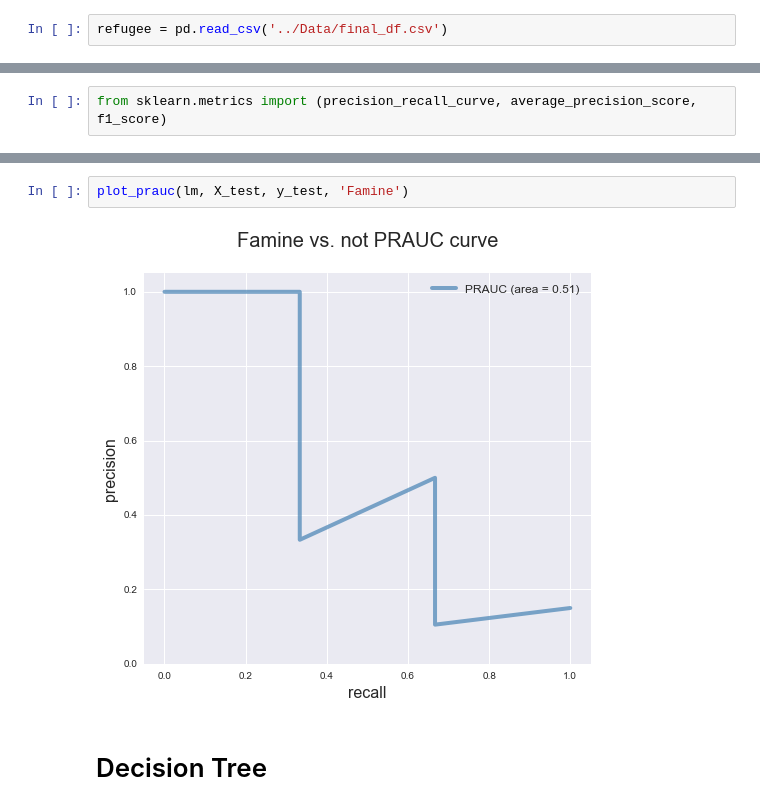
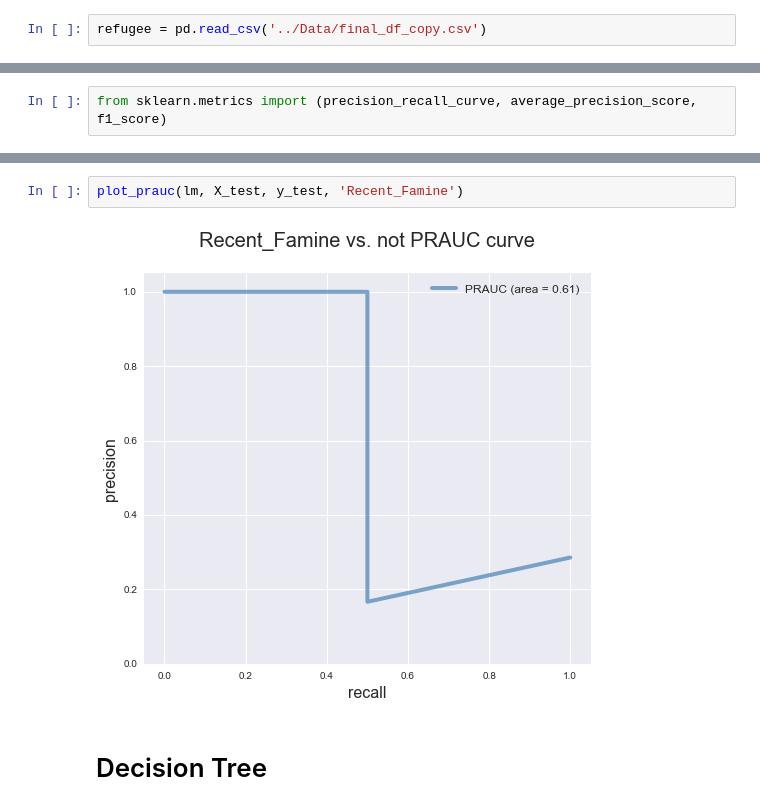
Before and after one commit to nsivapra/DSI-SF-2-nsivapra, a Jupyter notebook: Capstone/Code/Modeling.ipynb, the cells around one changed output, grey strips where cells are left out. Saved outputs shown, nothing was run; the diff lists cells and outputs as text.

```diff
--- a/Capstone/Code/Modeling.ipynb
+++ b/Capstone/Code/Modeling.ipynb
@@ -23,5 +23,5 @@ import matplotlib.pyplot as plt
 
 %matplotlib inline
 # %%
-refugee = pd.read_csv('../Data/final_df.csv')
+refugee = pd.read_csv('../Data/final_df_copy.csv')
 # %%
@@ -246,7 +263,7 @@ plot_prauc(lm2, X_test2, y_test2, 'Civil')
 # %%
-plot_prauc(lm, X_test, y_test, 'Famine')
+plot_prauc(lm, X_test, y_test, 'Recent_Famine')
 # %% [output]
-[figure, old version]
+[figure, new version]
 # %% [markdown]
 # Decision Tree
 # %%
```
Also changed, not shown: parts of 22 cells of this notebook, 1 other file.
